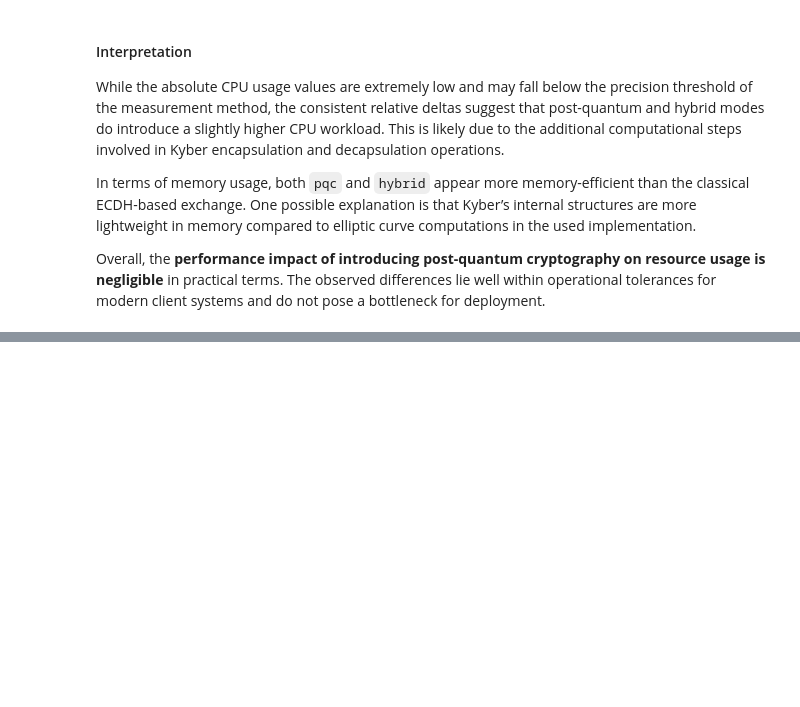
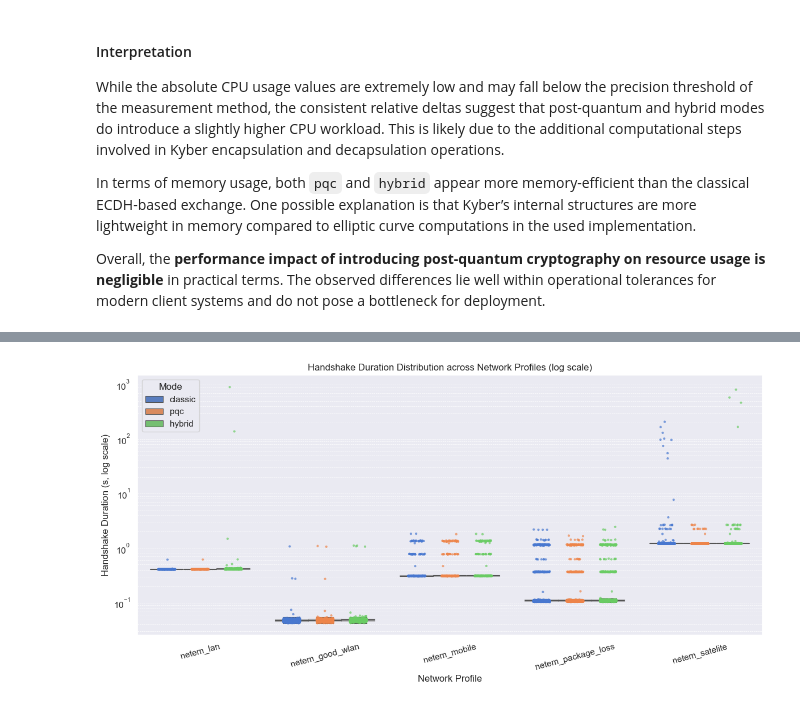
Before and after one commit to LucaBreh/HybridKEX, a Jupyter notebook: analytics/notebooks/03_analysis_and_visualization.ipynb, the cells around one changed output, grey strips where cells are left out. Cells and saved outputs as stored; diff of their text form; code cells hidden in the pictures; blank space fills up the shorter version.

```diff
--- a/analytics/notebooks/03_analysis_and_visualization.ipynb
+++ b/analytics/notebooks/03_analysis_and_visualization.ipynb
@@ -504,0 +645,48 @@ Overall, the **performance impact of introducing post-quantum cryptography on re
+# %%
+plt.figure(figsize=(12, 6))
+
+# Boxplot als Grundstruktur
+sns.boxplot(
+    data=df_client,
+    x="netem",
+    y="duration_sec",
+    hue="mode",
+    order=profile_order,
+    hue_order=["classic", "pqc", "hybrid"],
+    palette="muted",
+    showcaps=True,
+    boxprops={"facecolor": "lightgray", "alpha": 0.4},
+    showfliers=False,
+    whiskerprops={"linewidth": 1}
+)
+
+# Stripplot drüberlegen für echte Datenpunkte
+sns.stripplot(
+    data=df_client,
+    x="netem",
+    y="duration_sec",
+    hue="mode",
+    dodge=True,
+    order=profile_order,
+    hue_order=["classic", "pqc", "hybrid"],
+    palette="muted",
+    jitter=0.2,
+    size=3,
+    alpha=0.7
+)
+
+plt.yscale("log")
+plt.title("Handshake Duration Distribution across Network Profiles (log scale)")
+plt.ylabel("Handshake Duration (s, log scale)")
+plt.xlabel("Network Profile")
+plt.xticks(rotation=15)
+plt.grid(axis="y", which="both", linestyle="--", linewidth=0.5)
+
+# Zwei Legenden vermeiden: Nur eine behalten
+handles, labels = plt.gca().get_legend_handles_labels()
+plt.legend(handles[:3], labels[:3], title="Mode", loc="upper left")
+
+plt.tight_layout()
+plt.show()
+# %% [output]
+[figure, added]
```
Also changed, not shown: parts of 19 cells of this notebook, 5 other files.
